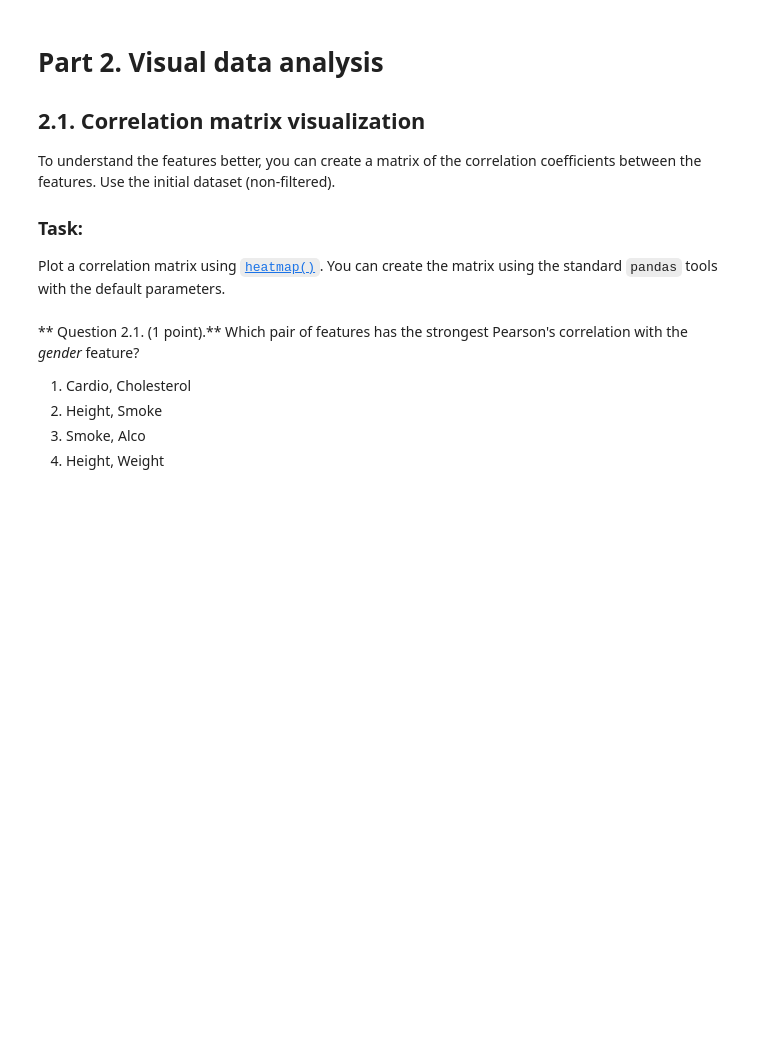
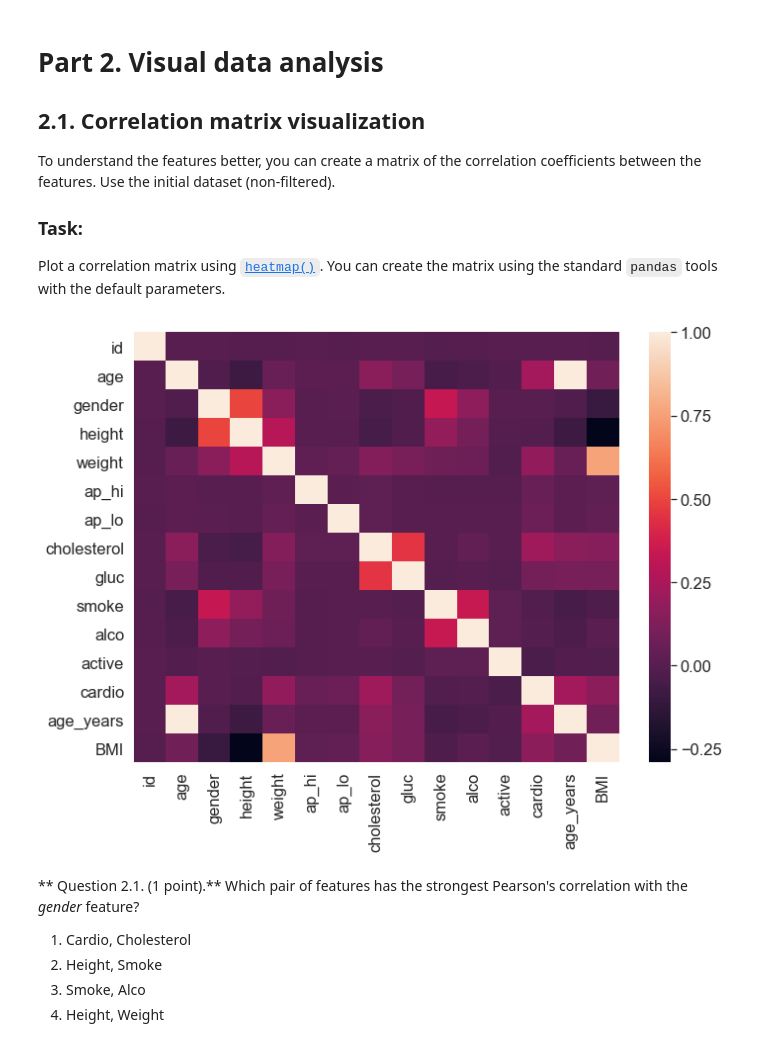
Before and after one commit to sweeterr/mlcourse.ai, a Jupyter notebook: jupyter_english/assignments_demo/assignment02_analyzing_cardiovascular_desease_data.ipynb, the cells around one changed output. Cells and saved outputs as stored; diff of their text form; code cells hidden in the pictures; blank space fills up the shorter version.

```diff
--- a/jupyter_english/assignments_demo/assignment02_analyzing_cardiovascular_desease_data.ipynb
+++ b/jupyter_english/assignments_demo/assignment02_analyzing_cardiovascular_desease_data.ipynb
@@ -284,0 +290,5 @@ Clarifications:
+# %%
+#df['age_years'] = df['age'].apply(lambda age: age / 365)
+df['age_years'] = df['age'] / 365
+df['age_years'] = df['age_years'].round()
+df.head()
@@ -298,0 +321,5 @@ Create a new feature – BMI ([Body Mass Index](https://en.wikipedia.org/wiki/Bo
+# %%
+df['BMI'] = df['weight'] / ((df['height'] / 100) ** 2)
+df.groupby(['gender'])['BMI'].describe()
+df.groupby(['cardio'])['BMI'].describe()
+df.groupby(['gender', 'alco', 'cardio'])['BMI'].describe()
@@ -342,3 +385,8 @@ Plot a correlation matrix using [`heatmap()`](http://seaborn.pydata.org/generate
+# %%
+corr_matrix = df.corr()
+sns.heatmap(corr_matrix);
+# %% [output]
+[figure, added]
 # %% [markdown]
 ** Question 2.1. (1 point).** Which pair of features has the strongest Pearson's correlation with the *gender* feature?
 
```
Also changed, not shown: parts of 14 cells of this notebook.
